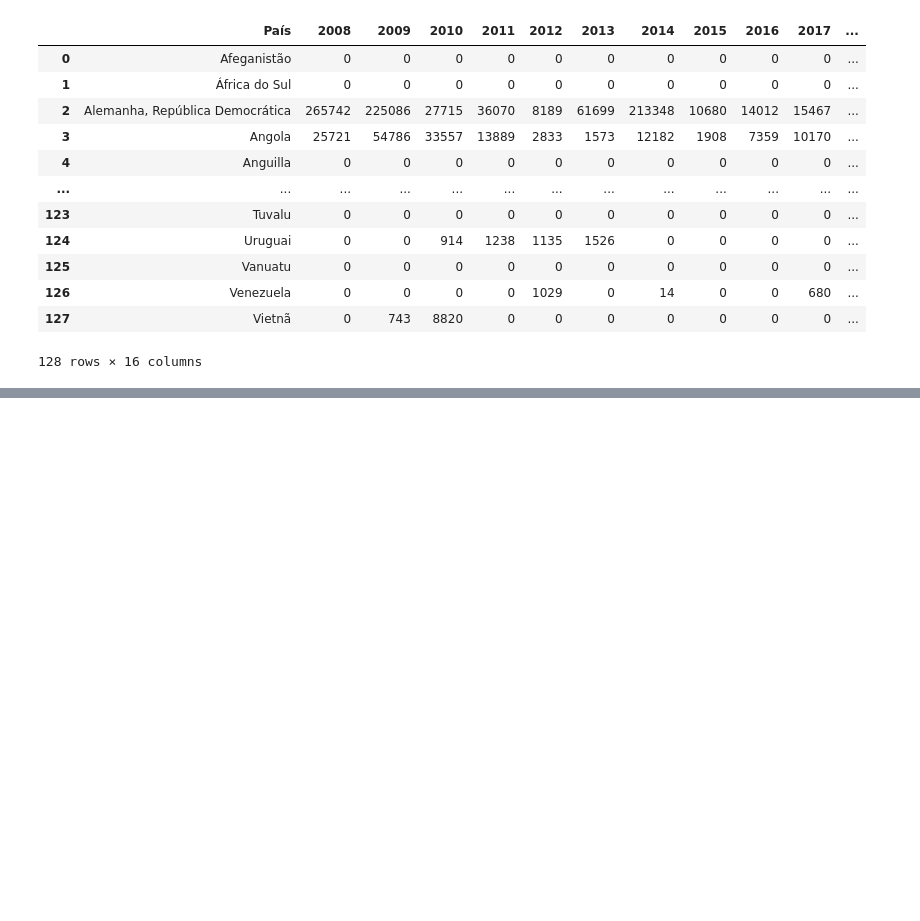
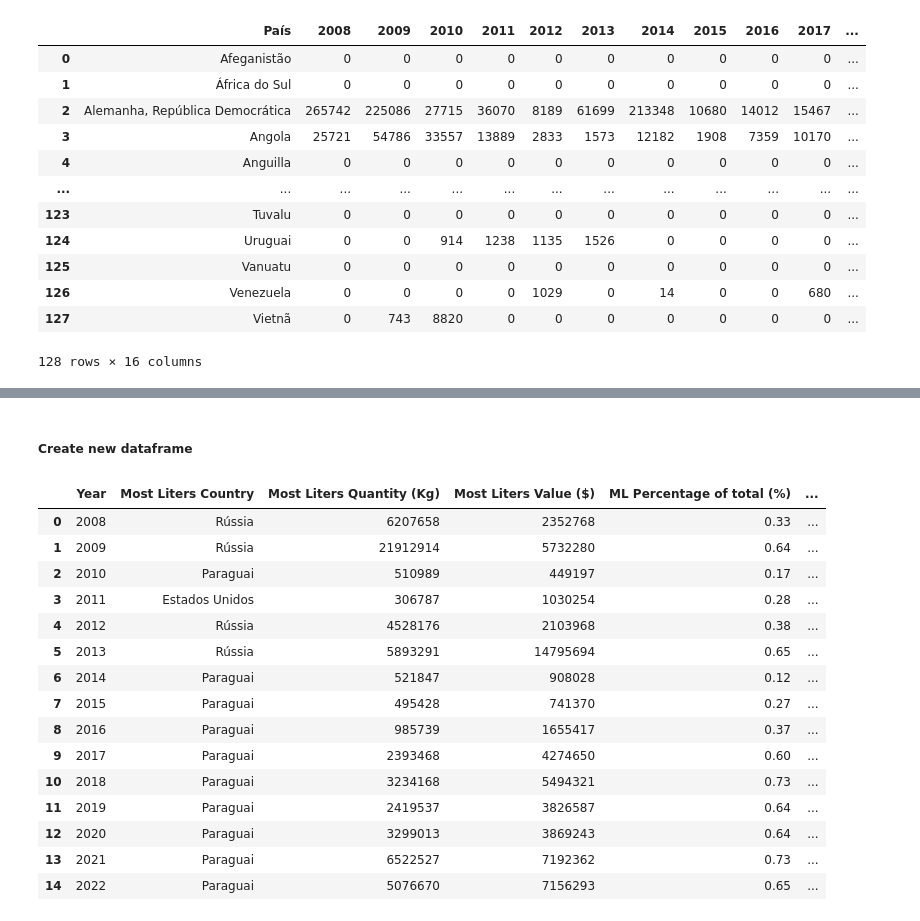
Before and after one commit to jessibmoura/DataAnalysis_Exploration, a Jupyter notebook: TechChallenge/exploration.ipynb, the cells around one changed output, grey strips where cells are left out. Cells and saved outputs as stored; diff of their text form; code cells hidden in the pictures; blank space fills up the shorter version.

```diff
--- a/TechChallenge/exploration.ipynb
+++ b/TechChallenge/exploration.ipynb
@@ -112,0 +79,2 @@ for col in qtde_litros.columns:
+# %% [markdown]
+##### Create new dataframe
@@ -112,0 +163,58 @@ for col in qtde_litros.columns:
+# %%
+temporaryDict = {
+    'Year': '',
+    'Most Liters Country': '',
+    'Most Liters Quantity (Kg)': '',
+    'Most Liters Value ($)': '',
+    'ML Percentage of total (%)': '',
+    'Most Profit Country': '',
+    'Most Profit Quantity (Kg)': '',
+    'Most Profit Value ($)': '',
+    'MP Percentage of total (%)': '',
+    'Total Exporters': '',
+    'Total Value ($)': ''
+}
+# %%
+for col in qtde_litros.columns:
+
+    if 'País' not in col:
+
+        year = col
+
+        ml_country, ml_liters, ml_dol, ml_per = _getCountryMostLitersInfo(qtde_litros, qtde_dolares, year)
+        mp_country, mp_liters, mp_dol, mp_per = _getCountryMostProfit(qtde_litros, qtde_dolares, year)
+        totalExporters = _getTotalExporters(qtde_litros,year)
+        totalProfit = _getTotalProfit(qtde_dolares, year)
+
+        temporaryDict['Year'] = year
+        temporaryDict['Most Liters Country'] = ml_country
+        temporaryDict['Most Liters Quantity (Kg)'] = ml_liters
+        temporaryDict['Most Liters Value ($)'] = ml_dol
+        temporaryDict['ML Percentage of total (%)'] = ml_per
+        temporaryDict['Most Profit Country'] = mp_country
+        temporaryDict['Most Profit Quantity (Kg)'] = mp_liters
+        temporaryDict['Most Profit Value ($)'] = mp_dol
+        temporaryDict['MP Percentage of total (%)'] = mp_per
+        temporaryDict['Total Exporters'] = totalExporters
+        temporaryDict['Total Value ($)'] = totalProfit
+
+        analysis_df = analysis_df._append(temporaryDict, ignore_index=True)
+# %%
+analysis_df
+# %% [output]
+|  | Year | Most Liters Country | Most Liters Quantity (Kg) | Most Liters Value ($) | ML Percentage of total (%) | ... |
+| 0 | 2008 | Rússia | 6207658 | 2352768 | 0.33 | ... |
+| 1 | 2009 | Rússia | 21912914 | 5732280 | 0.64 | ... |
+| 2 | 2010 | Paraguai | 510989 | 449197 | 0.17 | ... |
+| 3 | 2011 | Estados Unidos | 306787 | 1030254 | 0.28 | ... |
+| 4 | 2012 | Rússia | 4528176 | 2103968 | 0.38 | ... |
+| 5 | 2013 | Rússia | 5893291 | 14795694 | 0.65 | ... |
+| 6 | 2014 | Paraguai | 521847 | 908028 | 0.12 | ... |
+| 7 | 2015 | Paraguai | 495428 | 741370 | 0.27 | ... |
+| 8 | 2016 | Paraguai | 985739 | 1655417 | 0.37 | ... |
+| 9 | 2017 | Paraguai | 2393468 | 4274650 | 0.60 | ... |
+| 10 | 2018 | Paraguai | 3234168 | 5494321 | 0.73 | ... |
+| 11 | 2019 | Paraguai | 2419537 | 3826587 | 0.64 | ... |
+| 12 | 2020 | Paraguai | 3299013 | 3869243 | 0.64 | ... |
+| 13 | 2021 | Paraguai | 6522527 | 7192362 | 0.73 | ... |
+| 14 | 2022 | Paraguai | 5076670 | 7156293 | 0.65 | ... |
```
Also changed, not shown: parts of 9 cells of this notebook, 1 other file.
